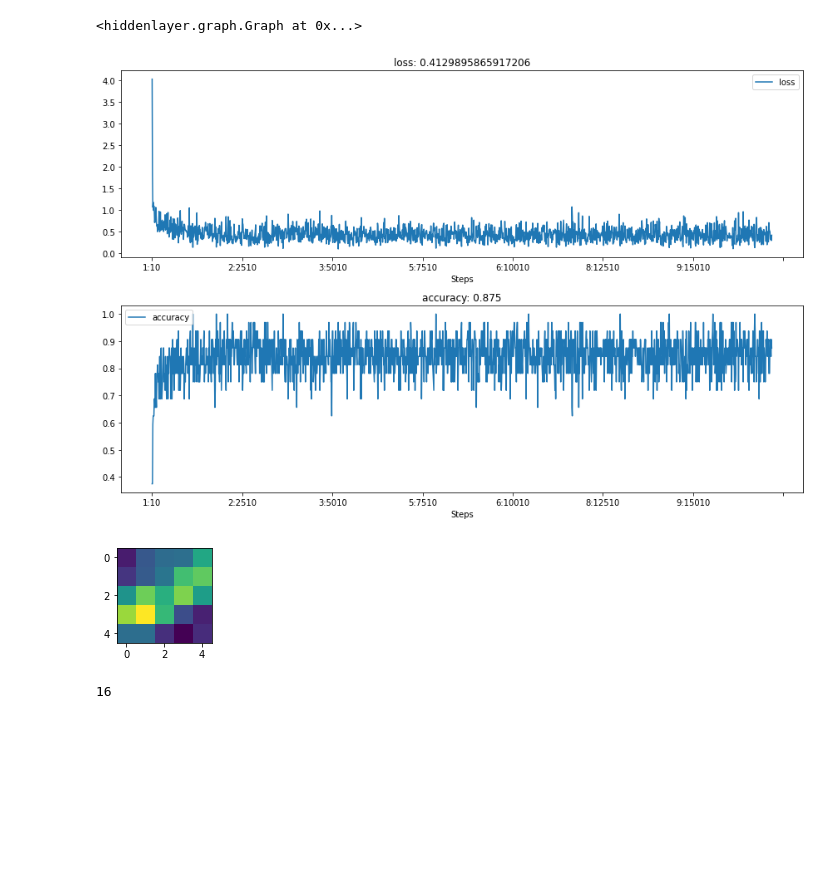
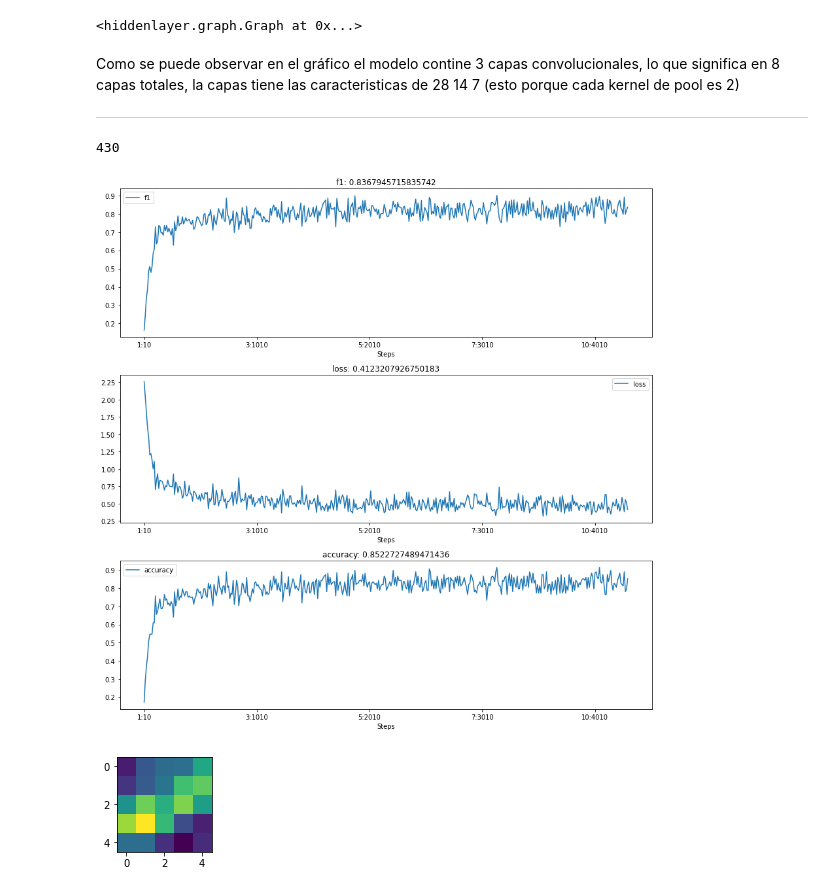
Before and after one commit to juan-p-b/PerezJuanCarlos_RECV_Entrega7, a Jupyter notebook: PerezJuanCarlos_RECV_Entrega7.ipynb, the cells around one changed output. Drawn from its saved outputs; the diff is of its cells as text; code cells hidden in the pictures; blank space fills up the shorter version.

```diff
--- a/PerezJuanCarlos_RECV_Entrega7.ipynb
+++ b/PerezJuanCarlos_RECV_Entrega7.ipynb
@@ -74,7 +70,7 @@ X_train.data.size()
 # %% [output]
 torch.Size([55000, 28, 28])
 # %%
-batch_size = 32
+batch_size = 128
 
 train_ds = torch.utils.data.TensorDataset(X_train, Y_train)
 train_dl = torch.utils.data.DataLoader(train_ds, batch_size=batch_size, shuffle=True)
@@ -86,0 +85,3 @@ Tener capas de Max o Global Average Pooling.
+# %%
+device = torch.device("cuda:0" if torch.cuda.is_available() else "cpu")
+print(device)
@@ -136,3 +145,14 @@ import hiddenlayer as hl
 hl.build_graph(model, torch.zeros([32,1,28,28]))
 # %% [output]
 <hiddenlayer.graph.Graph at 0x...>
+# %% [markdown]
+Como se puede observar en el gráfico el modelo contine 3 capas convolucionales, lo que significa en 8 capas totales, la capas tiene las caracteristicas de 28 14 7 (esto porque cada kernel de pool es 2)
+***
+# %%
+model.to(device)
+
+criterion = torch.nn.CrossEntropyLoss()
+optimizer = torch.optim.Adam(model.parameters(), lr = 0.001, weight_decay=0.1)
+len(train_dl)
+# %% [output]
+430
@@ -139,41 +161,44 @@ hl.build_graph(model, torch.zeros([32,1,28,28]))
 # %%
-from sklearn.metrics import f1_score
-
 n_epoch = 10
 
-history = hl.History()
-canvas = hl.Canvas()
+history2 = hl.History()
+canvas2 = hl.Canvas()
+
 iter = 0
 
 for epoch in range(n_epoch):
   for batch_id, (X_train_batch, Y_train_batch) in enumerate(train_dl):
+
+    #-- Cargamos los datos en la GPU
+    X_train_batch, Y_train_batch = X_train_batch.to(device), Y_train_batch.to(device)
+
     model.train()
-    #print(X_train_batch.size())
     Xtr = X_train_batch.unsqueeze(1)
-    #print(Xtr.size())
     Y_pred = model(Xtr)
 
     loss = criterion(Y_pred,Y_train_batch)
 
     Y_pred = torch.argmax(Y_pred, 1)
-    f1 = f1_score(Y_train_batch, Y_pred, average='macro')
+
+    #-- Calculamos el f1 en la cpu
+    f1 = f1_score(Y_train_batch.cpu(),Y_pred.cpu(), average='macro')
 
     acc = sum(Y_train_batch == Y_pred)/len(Y_pred)
 
     optimizer.zero_grad()
     loss.backward()
     optimizer.step()
 
     iter += 1
 
     if iter%10 == 0:
-        #-- Visualizamos la evolución de los score loss y accuracy
-        history.log((epoch+1, iter), loss=loss, accuracy=acc)
-        with canvas:
-          canvas.draw_plot(history["loss"])
-          canvas.draw_plot(history["accuracy"])
+        history2.log((epoch+1, iter),f1=f1, loss=loss, accuracy=acc)
+        with canvas2:
+          canvas2.draw_plot(history2["f1"])
+          canvas2.draw_plot(history2["loss"])
+          canvas2.draw_plot(history2["accuracy"])
 # %% [output]
-[figure, old version]
+[figure, new version]
 # %%
 kernels = list(model.children())[0].weight.detach()
 
@@ -186,7 +211,3 @@ for i in range(kernels[0].size(0)):
 plt.show()
 # %% [output]
 [figure]
-# %%
-print(kernels.size(0))
-# %% [output]
-16
```
Also changed, not shown: parts of 18 cells of this notebook.
